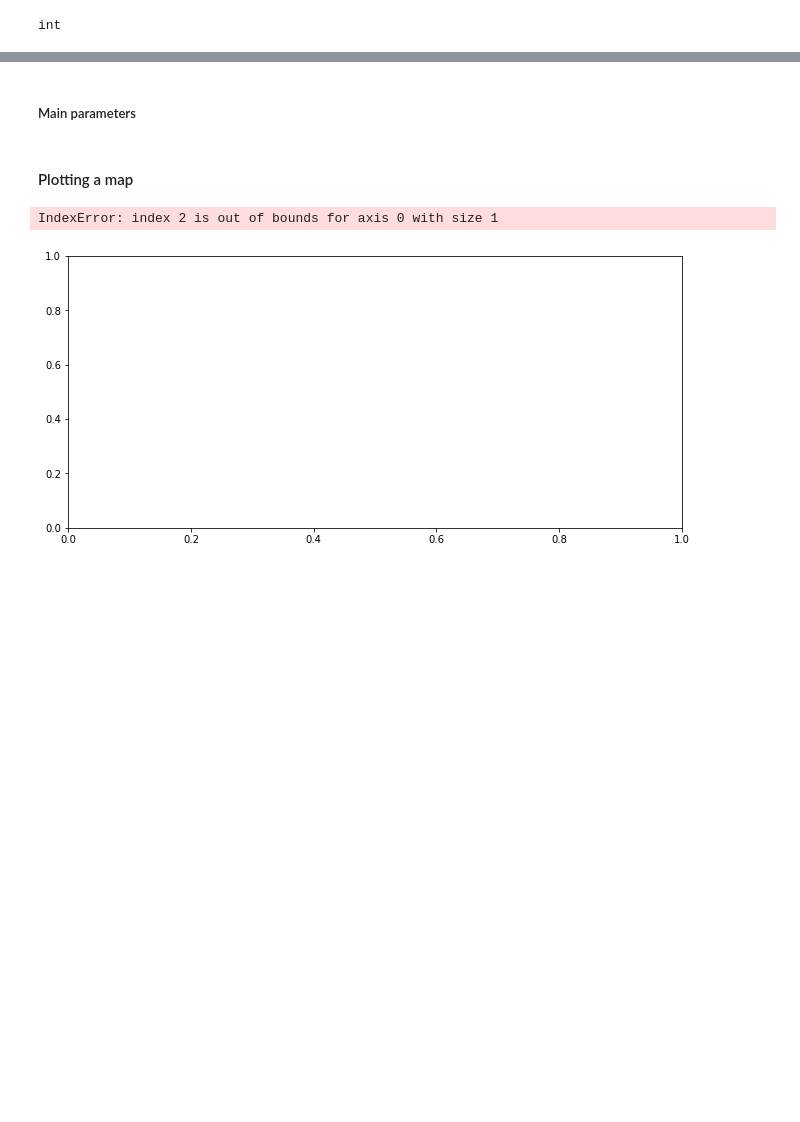
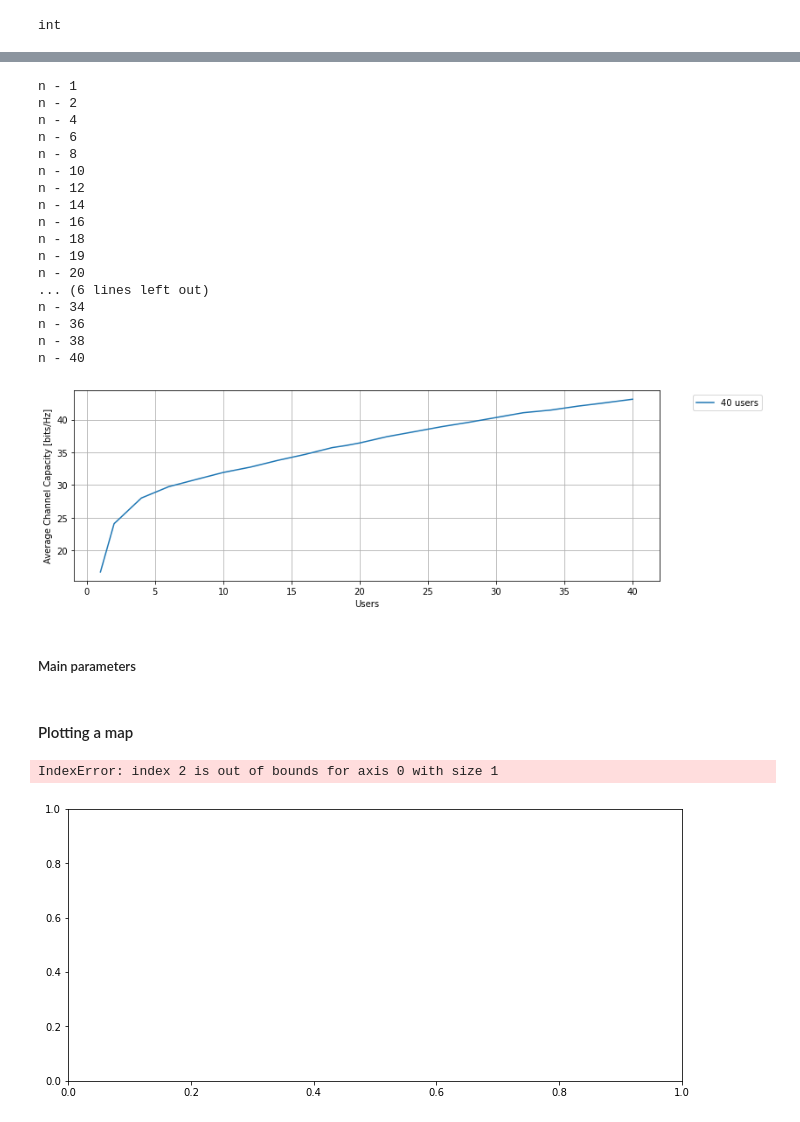
Before and after one commit to WissamMelo/cellfree_ic, a Jupyter notebook: Cellfree_Channel.ipynb, the cells around one changed output, grey strips where cells are left out. Saved outputs shown, nothing was run; the diff lists cells and outputs as text; code cells hidden in the pictures; blank space fills up the shorter version.

```diff
--- a/Cellfree_Channel.ipynb
+++ b/Cellfree_Channel.ipynb
@@ -385,0 +426,36 @@ i-
+# %%
+plt.figure(figsize=(12,4))
+AVG = np.array([])
+for i in range(len(n)):
+    C = np.zeros(mc)
+    for j in range(mc):
+        np.random.seed(j)
+        C[j] = sinr_mc(n[i], N, BS, P_dBm)
+    CDF, avg = cdf(C)
+    AVG = np.append(AVG, avg)
+    label = ('{} users'.format(n[i]))
+    print("n - " + str(n[i]))
+plt.plot(n, AVG, label=label)
+plt.ylabel("Average Channel Capacity [bits/Hz]")
+plt.xlabel("Users")
+plt.legend(bbox_to_anchor=(1.05, 1.0), loc='upper left')
+plt.grid()
+# %% [output]
+n - 1
+n - 2
+n - 4
+n - 6
+n - 8
+n - 10
+n - 12
+n - 14
+n - 16
+n - 18
+n - 19
+n - 20
+... (6 lines left out)
+n - 34
+n - 36
+n - 38
+n - 40
+[figure, added]
```
Also changed, not shown: parts of 21 cells of this notebook.
